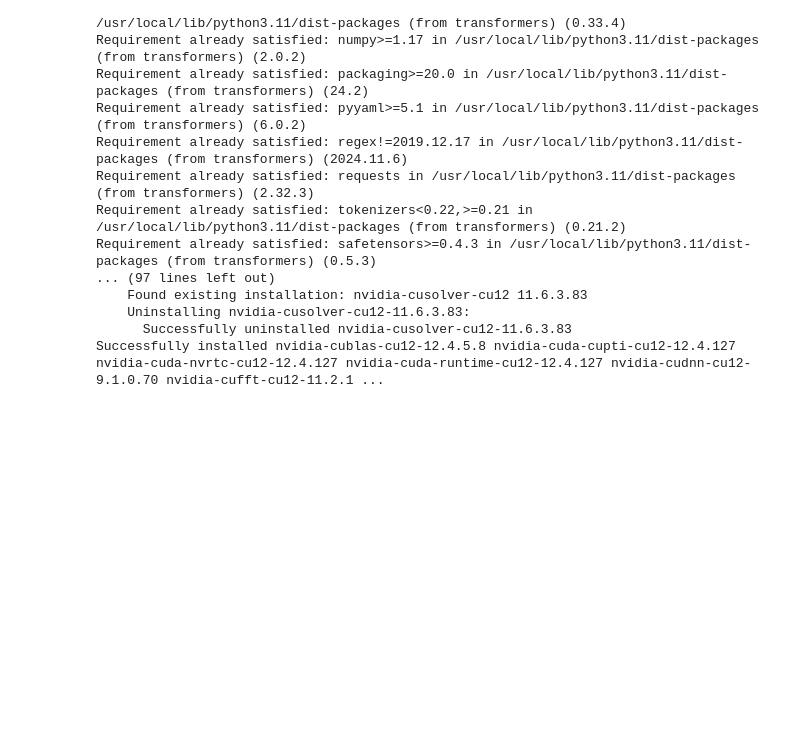
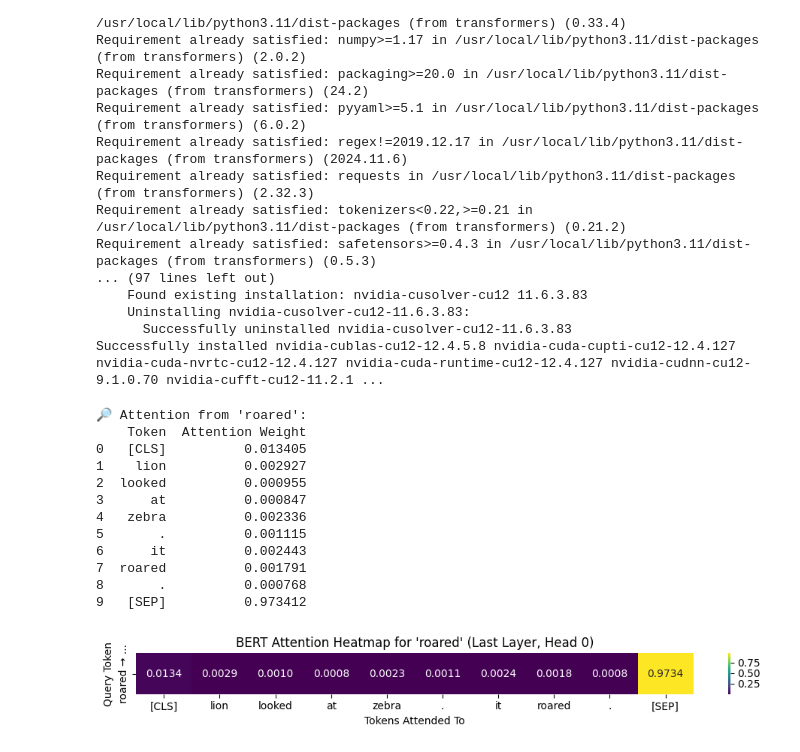
Before and after one commit to mnsbharadwaj/AI-NLP, a Jupyter notebook: Transformer_components.ipynb, the cells around one changed output. Saved outputs shown, nothing was run; the diff lists cells and outputs as text; code cells hidden in the pictures; blank space fills up the shorter version.

```diff
--- a/Transformer_components.ipynb
+++ b/Transformer_components.ipynb
@@ -294,3 +294,83 @@ Requirement already satisfied: safetensors>=0.4.3 in /usr/local/lib/python3.11/d
     Uninstalling nvidia-cusolver-cu12-11.6.3.83:
       Successfully uninstalled nvidia-cusolver-cu12-11.6.3.83
 Successfully installed nvidia-cublas-cu12-12.4.5.8 nvidia-cuda-cupti-cu12-12.4.127 nvidia-cuda-nvrtc-cu12-12.4.127 nvidia-cuda-runtime-cu12-12.4.127 nvidia-cudnn-cu12-9.1.0.70 nvidia-cufft-cu12-11.2.1 ...
+# %%
+import torch
+from transformers import BertTokenizer, BertModel
+import numpy as np
+import seaborn as sns
+import matplotlib.pyplot as plt
+import pandas as pd
+
+# Load tokenizer and model
+tokenizer = BertTokenizer.from_pretrained("bert-base-uncased")
+model = BertModel.from_pretrained("bert-base-uncased", output_attentions=True)
+
+# Input sentence
+sentence = "Lion looked at Zebra. It roared."
+inputs = tokenizer(sentence, return_tensors="pt")
+tokens = tokenizer.convert_ids_to_tokens(inputs["input_ids"][0])
+
+# Run BERT with attention
+with torch.no_grad():
+    outputs = model(**inputs)
+
+# Get attention from last layer, head 0
+attentions = outputs.attentions  # shape: (12 layers, batch, 12 heads, seq_len, seq_len)
+attention_matrix = attentions[-1][0, 0]  # last layer, first head: (seq_len, seq_len)
+
+# Find index of the token "roared"
+try:
+    target_index = tokens.index("roared")
+except ValueError:
+    print("Token 'roared' not found. Check how BERT tokenized the sentence:")
+    print(tokens)
+    exit()
+
+# Get attention vector from "roared" to all tokens
+attention_vector = attention_matrix[target_index].numpy()
+
+# Normalize (softmax) manually, just for clarity (BERT already softmaxes internally)
+attention_softmax = attention_vector / attention_vector.sum()
+
+# Print table
+df = pd.DataFrame({
+    "Token": tokens,
+    "Attention Weight": attention_softmax
+})
+pd.set_option('display.float_format', '{:.6f}'.format)
+print("\n🔎 Attention from 'roared':")
+print(df)
+
+# Plot heatmap with more precision
+plt.figure(figsize=(10, 1.5))
+sns.heatmap([attention_softmax], annot=True, fmt=".4f", cmap="viridis",
+            xticklabels=tokens, yticklabels=["roared → ..."])
+plt.title("BERT Attention Heatmap for 'roared' (Last Layer, Head 0)")
+plt.xlabel("Tokens Attended To")
+plt.ylabel("Query Token")
+plt.tight_layout()
+plt.show()
+
+# Plot bar chart (easier to read)
+plt.figure(figsize=(10, 4))
+plt.bar(tokens, attention_softmax)
+plt.xticks(rotation=45)
+plt.ylabel("Attention Weight")
+plt.title("BERT Attention Bar Plot for 'roared'")
+plt.tight_layout()
+plt.show()
+# %% [output]
+🔎 Attention from 'roared':
+    Token  Attention Weight
+0   [CLS]          0.013405
+1    lion          0.002927
+2  looked          0.000955
+3      at          0.000847
+4   zebra          0.002336
+5       .          0.001115
+6      it          0.002443
+7  roared          0.001791
+8       .          0.000768
+9   [SEP]          0.973412
+[figure, added]
```
Also changed, not shown: parts of 18 cells of this notebook.
